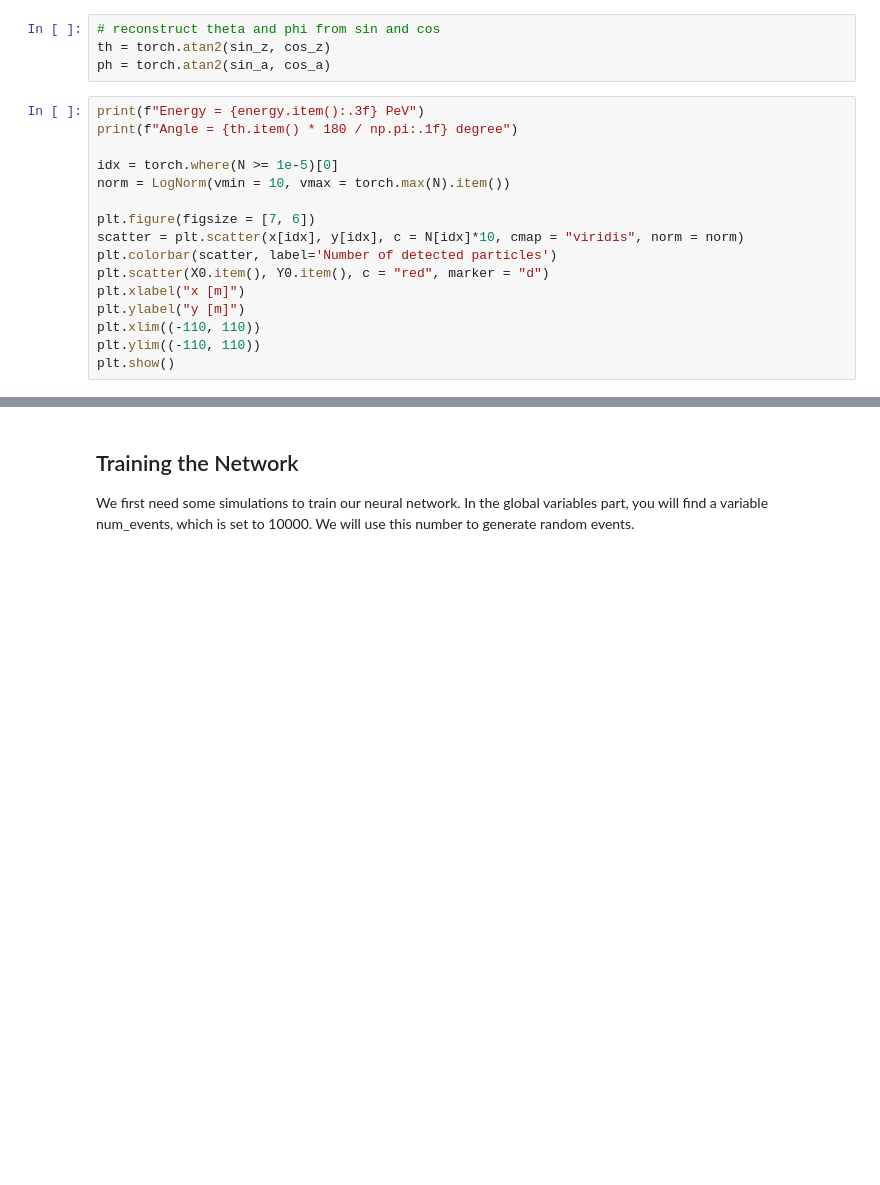
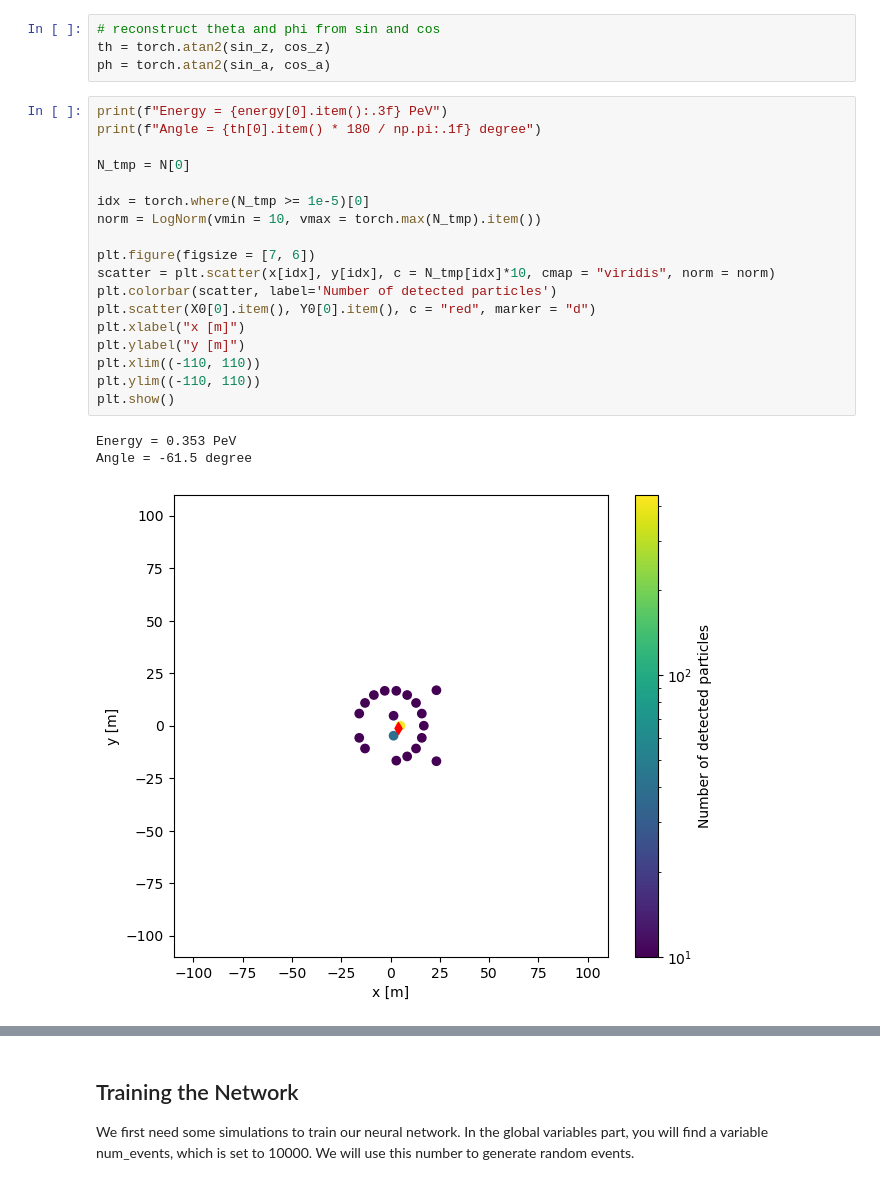
Before and after one commit to green3diamond/TambOpt-zlt, a Jupyter notebook: detector_optimization/SWGOLO7_optimization.ipynb, the cells around one changed output, grey strips where cells are left out. Cells and saved outputs as stored; diff of their text form; blank space fills up the shorter version.

```diff
--- a/detector_optimization/SWGOLO7_optimization.ipynb
+++ b/detector_optimization/SWGOLO7_optimization.ipynb
@@ -935,19 +988,25 @@ print("cos(phi):", cos_a)
 th = torch.atan2(sin_z, cos_z)
 ph = torch.atan2(sin_a, cos_a)
 # %%
-print(f"Energy = {energy.item():.3f} PeV")
-print(f"Angle = {th.item() * 180 / np.pi:.1f} degree")
+print(f"Energy = {energy[0].item():.3f} PeV")
+print(f"Angle = {th[0].item() * 180 / np.pi:.1f} degree")
 
-idx = torch.where(N >= 1e-5)[0]
-norm = LogNorm(vmin = 10, vmax = torch.max(N).item())
+N_tmp = N[0]
+
+idx = torch.where(N_tmp >= 1e-5)[0]
+norm = LogNorm(vmin = 10, vmax = torch.max(N_tmp).item())
 
 plt.figure(figsize = [7, 6])
-scatter = plt.scatter(x[idx], y[idx], c = N[idx]*10, cmap = "viridis", norm = norm)
+scatter = plt.scatter(x[idx], y[idx], c = N_tmp[idx]*10, cmap = "viridis", norm = norm)
 plt.colorbar(scatter, label='Number of detected particles')
-plt.scatter(X0.item(), Y0.item(), c = "red", marker = "d")
+plt.scatter(X0[0].item(), Y0[0].item(), c = "red", marker = "d")
 plt.xlabel("x [m]")
 plt.ylabel("y [m]")
 plt.xlim((-110, 110))
 plt.ylim((-110, 110))
 plt.show()
+# %% [output]
+Energy = 0.353 PeV
+Angle = -61.5 degree
+[figure, added]
 # %%
```
Also changed, not shown: parts of 33 cells of this notebook, 2 other files.
